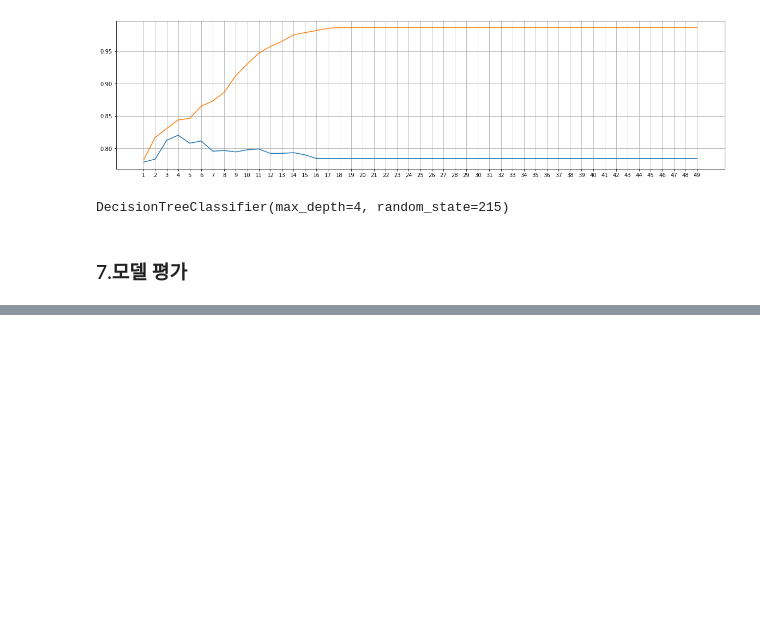
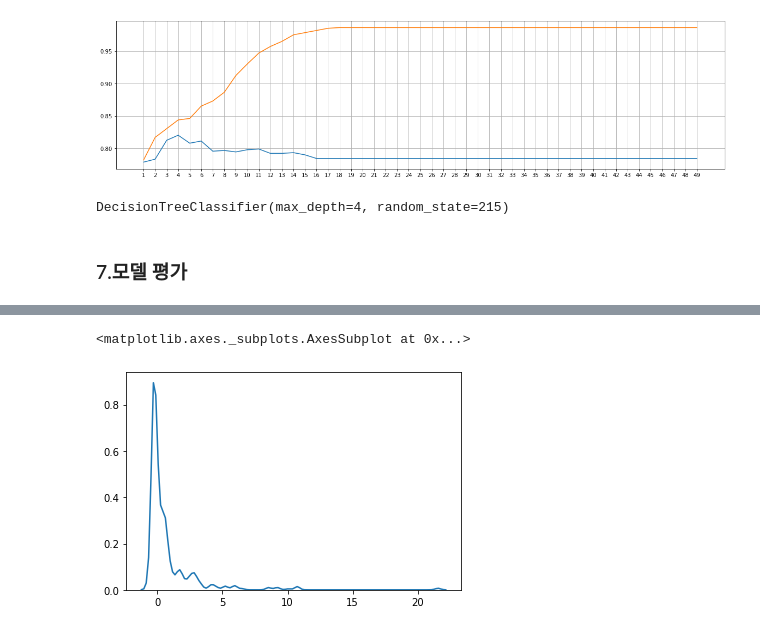
Before and after one commit to OHGYEONGMIN/OH_SHMRD, a Jupyter notebook: 머신러닝(스그)/ex05 타이타닉 생존자 예측(전처리+EDA+하이퍼파라미터튜닝).ipynb, the cells around one changed output, grey strips where cells are left out. Saved outputs shown, nothing was run; the diff lists cells and outputs as text; code cells hidden in the pictures; blank space fills up the shorter version.

```diff
--- a/머신러닝(스그)/ex05 타이타닉 생존자 예측(전처리+EDA+하이퍼파라미터튜닝).ipynb
+++ b/머신러닝(스그)/ex05 타이타닉 생존자 예측(전처리+EDA+하이퍼파라미터튜닝).ipynb
@@ -560,0 +565,4 @@ submission.to_csv('tree_pre03.csv', index = False)
+# %%
+robust_scaler = RobustScaler()  #사분위수를 이용하는 스케일러 생성
+# %%
+robust_scaler.fit(train[['Fare']])   # 스케일링 위해 해당 데이터의 사분위수 측정
@@ -560,0 +571,3 @@ submission.to_csv('tree_pre03.csv', index = False)
+# %%
+scaled_fare = robust_scaler.transform(train[['Fare']]) #실제 데이터 변환
+scaled_fare
@@ -560,0 +592,5 @@ submission.to_csv('tree_pre03.csv', index = False)
+# %%
+sns.kdeplot(scaled_fare.reshape(-1))
+# %% [output]
+<matplotlib.axes._subplots.AxesSubplot at 0x...>
+[figure, added]
```
Also changed, not shown: parts of 9 cells of this notebook, 3 other files.
